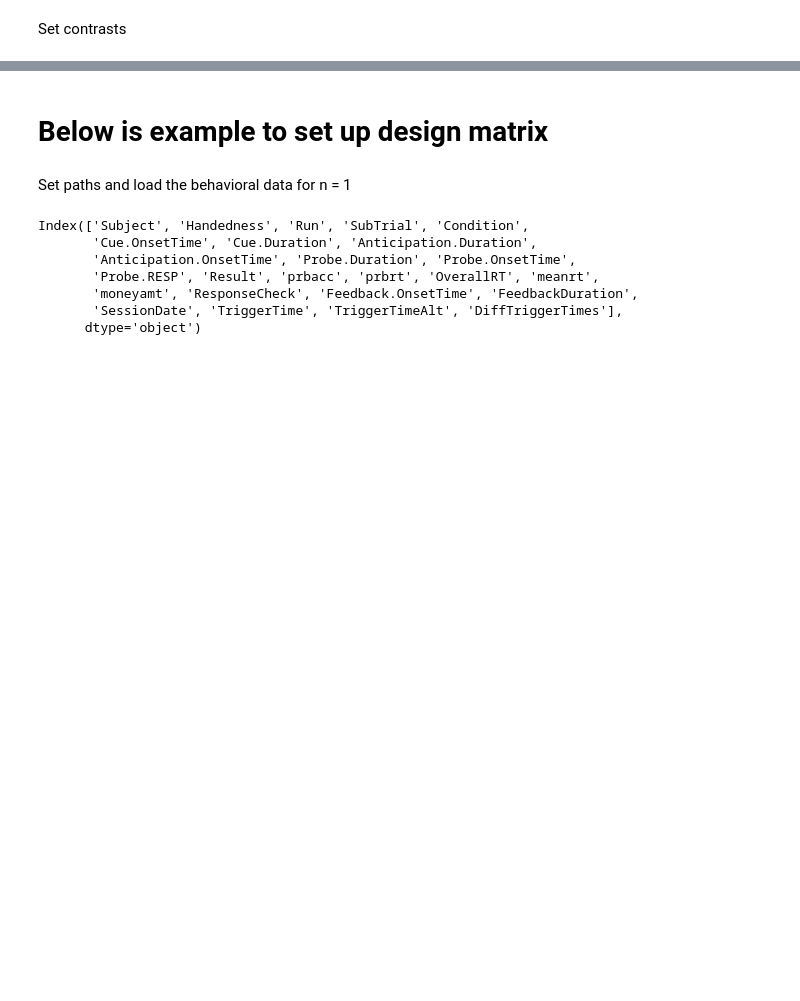
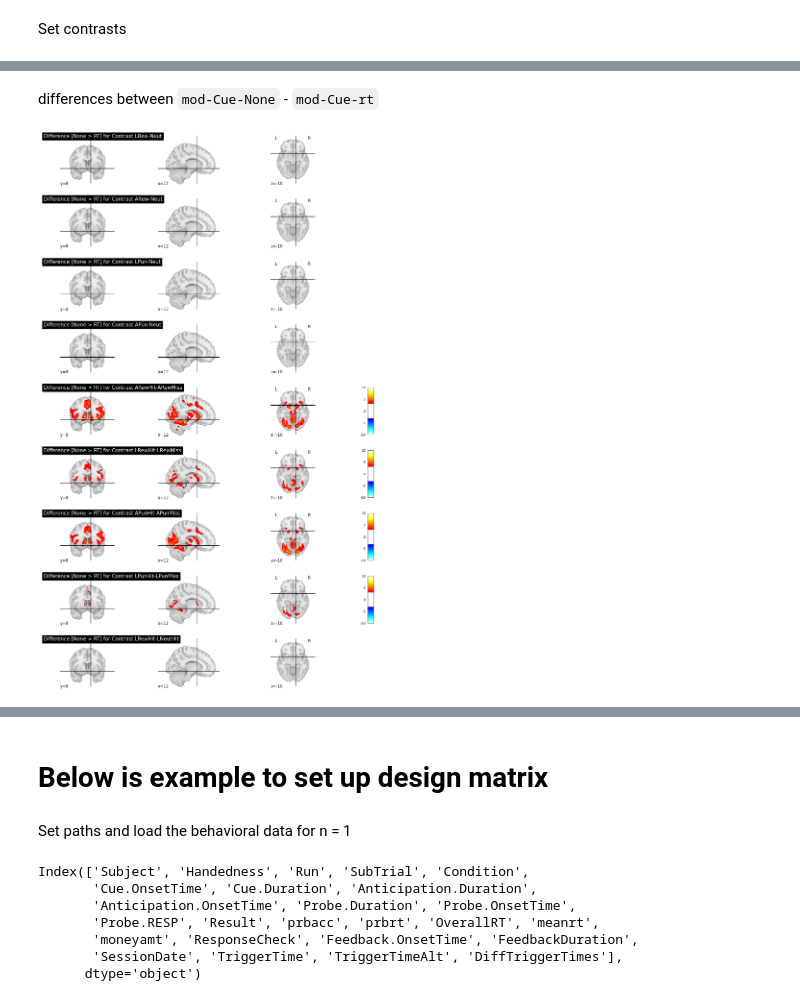
Before and after one commit to demidenm/mid_rt_bold, a Jupyter notebook: scripts/rt_mid_firstlvl.ipynb, the cells around one changed output, grey strips where cells are left out. Cells and saved outputs as stored; diff of their text form; code cells hidden in the pictures; blank space fills up the shorter version.

```diff
--- a/scripts/rt_mid_firstlvl.ipynb
+++ b/scripts/rt_mid_firstlvl.ipynb
@@ -132,0 +140,33 @@ plt.show()
+# %% [markdown]
+differences between  `mod-Cue-None` - `mod-Cue-rt`
+# %%
+tstat_thresh=3.1
+tstat_max=10
+
+rt_minus_none = []
+for i, con in enumerate(contrasts_reg):
+    con_img_rt = nib.load(glob(f'{grpmap_path}/subs-500_*{con}_mod-Cue-rt_stat-tstat_int.nii.gz')[0])
+    con_img_none = nib.load(glob(f'{grpmap_path}/subs-500_*{con}_mod-Cue-None_stat-tstat_int.nii.gz')[0])
+
+    # get data, compute diff and convert back to nifti w/ original affine
+    con_data_rt = con_img_rt.get_fdata()
+    con_data_none = con_img_none.get_fdata()
+    difference =  con_data_none - con_data_rt
+
+    # Create a new NIfTI image from the differences
+    diff_img = nib.Nifti1Image(difference, con_img_rt.affine)
+
+    # Append the difference image to the list
+    rt_minus_none.append((diff_img, con))  # Store the difference image along with the contrast label
+
+fig, axes = plt.subplots(len(contrasts_reg), 1, figsize=(18, 30))
+for i, (img, con) in enumerate(rt_minus_none):
+    plotting.plot_stat_map(stat_map_img=img, cut_coords=spec_coords,
+                           display_mode="ortho",
+                           title=f"Difference [None > RT] for Contrast {con}", threshold=tstat_thresh, draw_cross=True,
+                           vmax=tstat_max, colorbar=True,
+                           axes=axes[i])
+
+plt.show()
+# %% [output]
+[figure, added]
```
Also changed, not shown: parts of 18 cells of this notebook, 3 other files.
